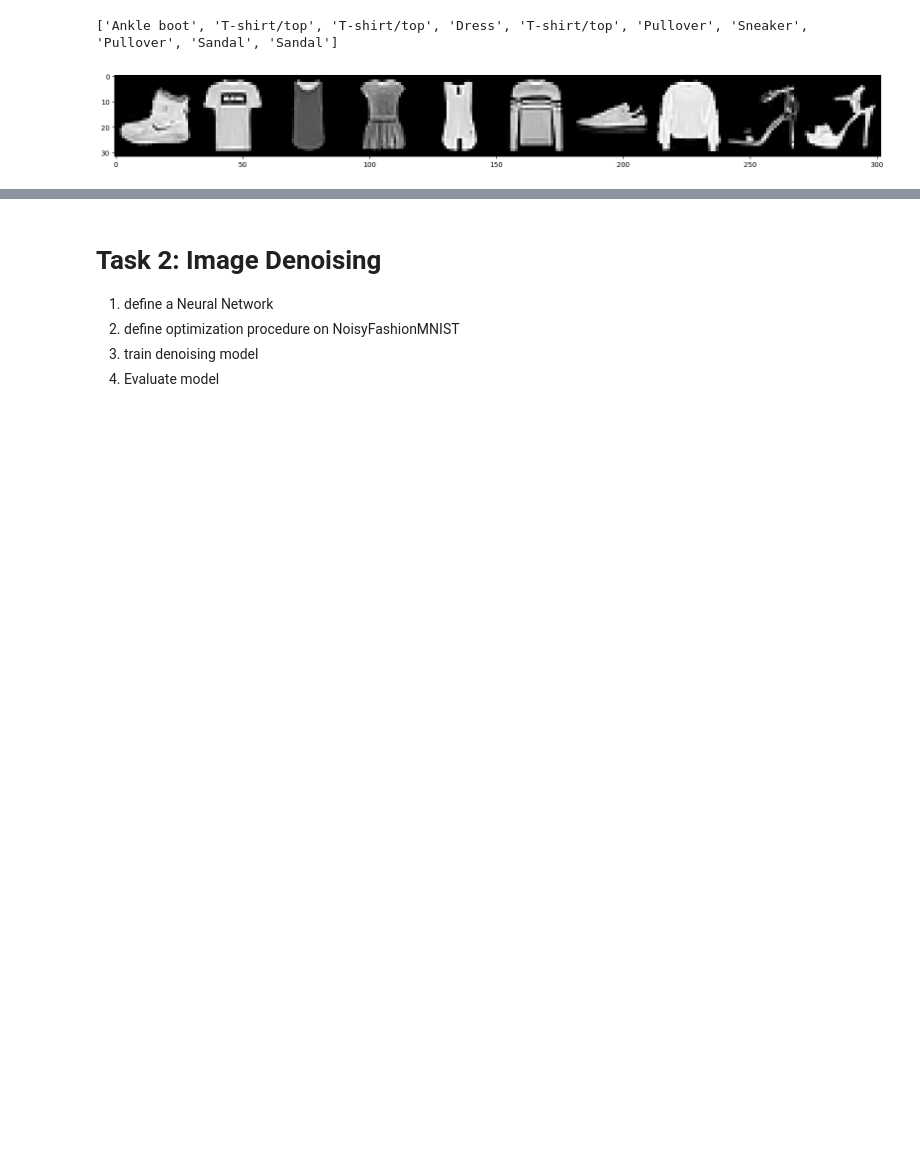
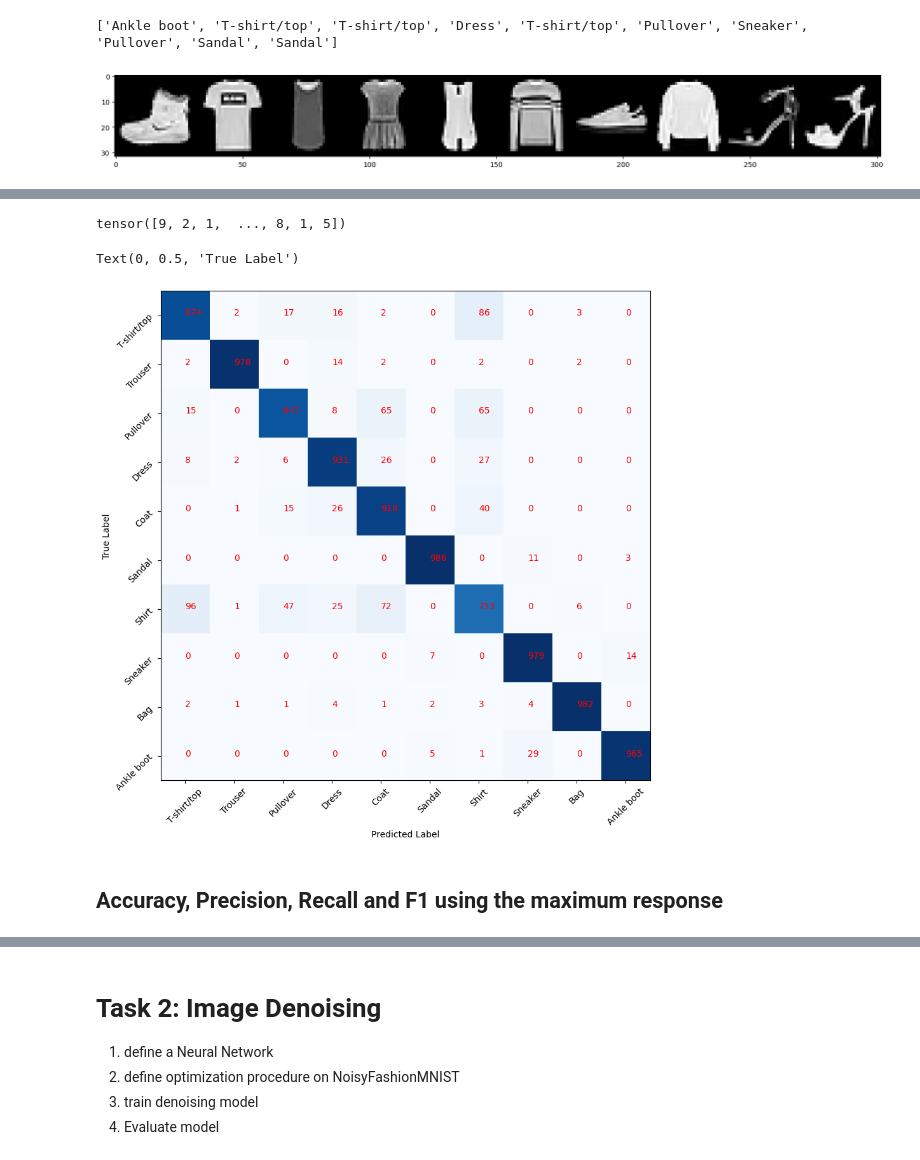
Before and after one commit to Mo20DE/AIA, a Jupyter notebook: Exercise 4/Exercise4.ipynb, the cells around one changed output, grey strips where cells are left out. Cells and saved outputs as stored; diff of their text form; code cells hidden in the pictures; blank space fills up the shorter version.

```diff
--- a/Exercise 4/Exercise4.ipynb
+++ b/Exercise 4/Exercise4.ipynb
@@ -146,0 +232,35 @@ for epoch in range(1, epochs + 1):
+# %%
+test_dataset.targets
+# %% [output]
+tensor([9, 2, 1,  ..., 8, 1, 5])
+# %%
+confusion_matrix = torch.zeros(10, 10)
+# Y: True Label
+# X: Predicted Label
+
+model.eval()
+# Iterate over all images in test_set
+for data, target in test_dataset:
+    data = data.to(device)
+    # print(data.shape)
+    output = model(data.unsqueeze(0))
+    pred = output.argmax(dim=1, keepdim=True)
+    # print(f"target: {target} has prediction {pred}")
+    confusion_matrix[target][pred.to("cpu")] += 1
+
+# Plot matrix
+plt.figure(figsize=(10,10))
+plt.xticks(range(10), [idx_to_class[i] for i in range(10)], rotation=45)
+plt.yticks(range(10), [idx_to_class[i] for i in range(10)], rotation=45)
+for i in range(10):
+    for j in range(10):
+        plt.text(j,i, int(confusion_matrix[i][j]), color="red")
+
+plt.imshow(confusion_matrix, cmap='Blues')
+plt.xlabel("Predicted Label")
+plt.ylabel("True Label")
+# %% [output]
+Text(0, 0.5, 'True Label')
+[figure, added]
+# %% [markdown]
+## Accuracy, Precision, Recall and F1 using the maximum response
```
Also changed, not shown: parts of 45 cells of this notebook.
